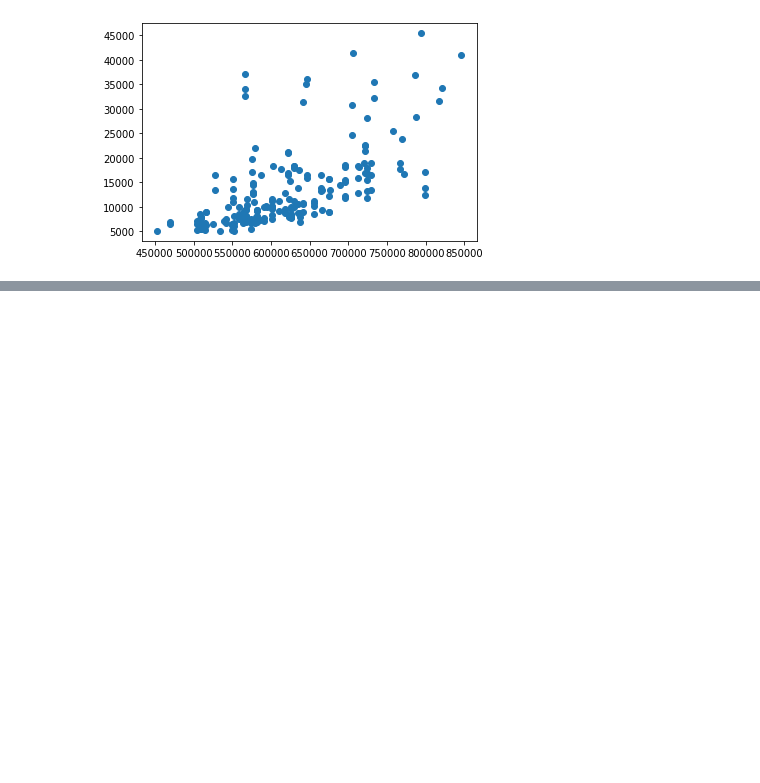
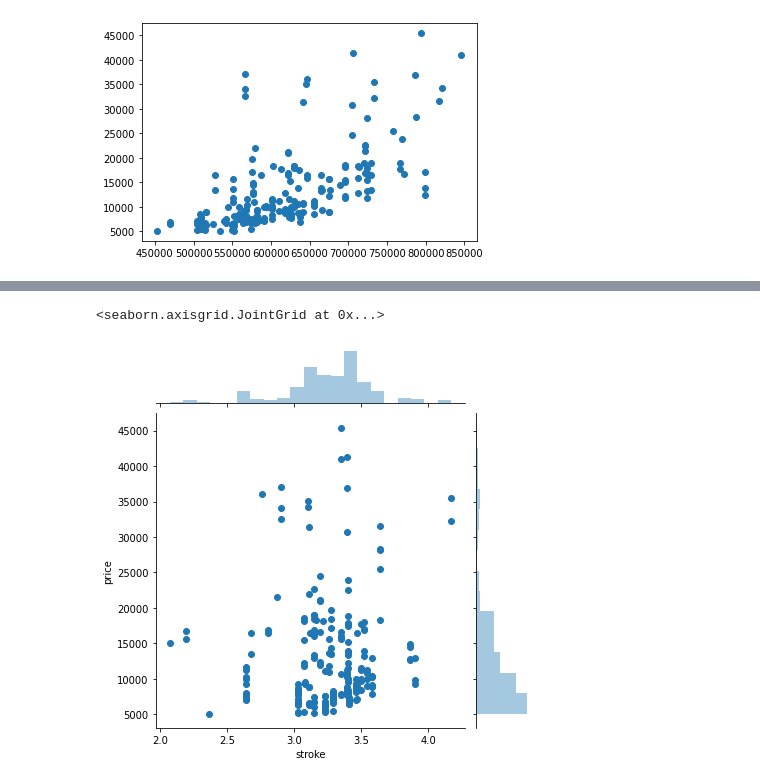
Before and after one commit to ledge-ai/intern-python-exam-kouheiohmikawa, a Jupyter notebook: Python_Basic/4_Visualization.ipynb, the cells around one changed output, grey strips where cells are left out. Saved outputs shown, nothing was run; the diff lists cells and outputs as text; code cells hidden in the pictures; blank space fills up the shorter version.

```diff
--- a/Python_Basic/4_Visualization.ipynb
+++ b/Python_Basic/4_Visualization.ipynb
@@ -243,0 +283,8 @@ plt.scatter(x,y)
+# %%
+data1 = df["stroke"]
+data2 = df["price"]
+# %%
+sns.jointplot(data1,data2)
+# %% [output]
+<seaborn.axisgrid.JointGrid at 0x...>
+[figure, added]
```
Also changed, not shown: parts of 13 cells of this notebook, 1 other file.
